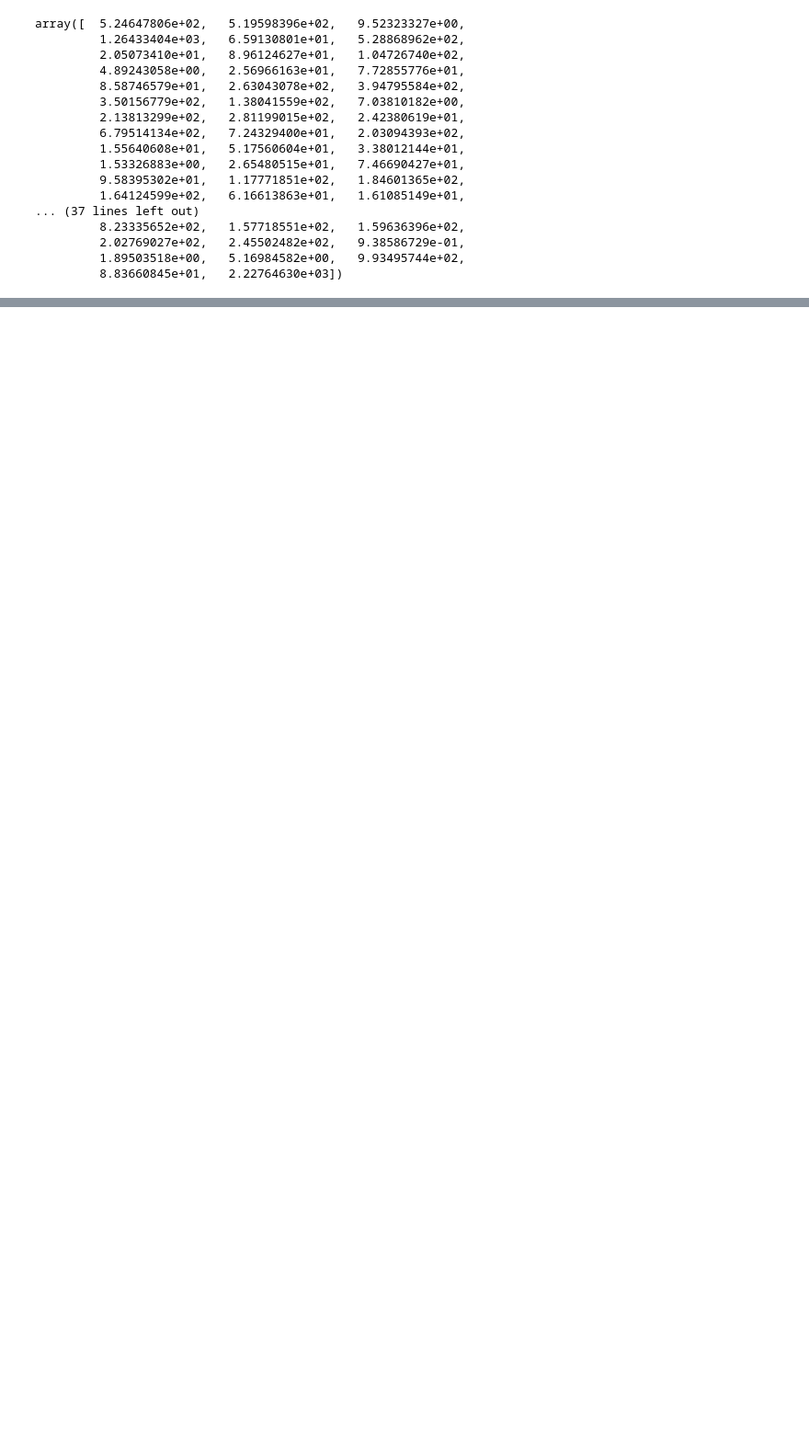
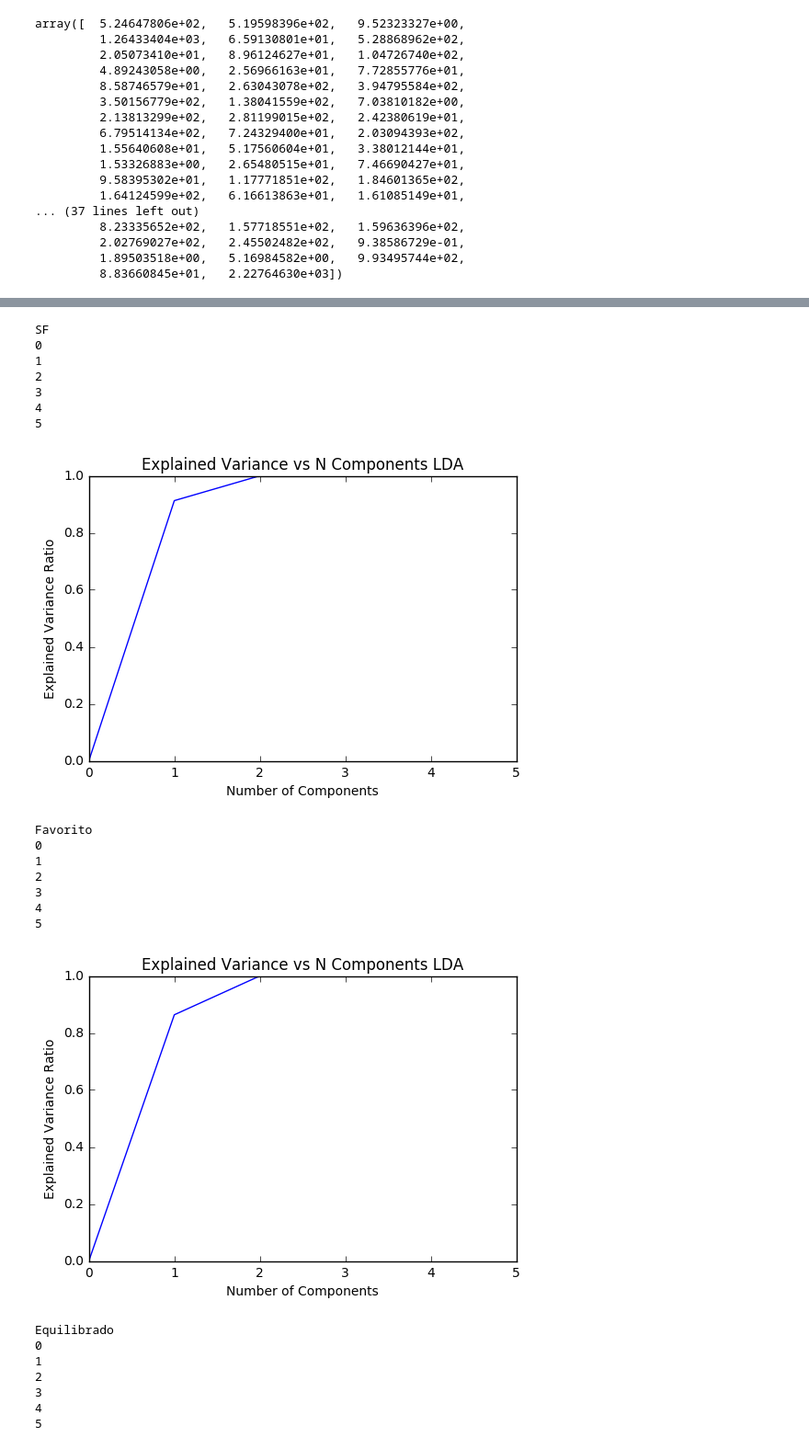
Before and after one commit to felipeapfer/msc-soccer, a Jupyter notebook: code/scripts/RawFeatures.ipynb, the cells around one changed output, grey strips where cells are left out. Shown at 92% size. Cells and saved outputs as stored; diff of their text form; code cells hidden in the pictures; blank space fills up the shorter version.

```diff
--- a/code/scripts/RawFeatures.ipynb
+++ b/code/scripts/RawFeatures.ipynb
@@ -421,0 +691,10 @@ nb_select= nb_validation(train,val,ft,out)
+# %%
+logreg_lda=pca_logreg_validation(C,solver,lda_train,lda_val,ft_train['Output'],ft_val['Output'])
+print "NB"
+nb_lda= pca_nb_validation(lda_train,lda_val,ft_train['Output'],ft_val['Output'])
+print "RF"
+n = range(100,1000,50)
+rf_lda= pca_rf_validation(n,lda_train,lda_val,ft_train['Output'],ft_val['Output'])
+lr= [0.0001, 0.001, 0.01, 0.1]
+print "GB"
+gb_lda= pca_gb_validation(lr,n,lda_train,lda_val,ft_train['Output'],ft_val['Output'])
@@ -428,0 +774,59 @@ print "G. Boost.  ", f1_score(test[out],gb.predict(test[ft]),average='weighted')
+# %%
+import pandasql as pdsql
+pysql = lambda q: pdsql.sqldf(q, globals())
+
+#data = pysql("Select * from data where league_id=21518 or league_id= 1729 or league_id=4769 or league_id=10257")
+
+sf_data = pysql("Select * from featured where B365H<= 1.5 or B365A<=1.5")
+f_data = pysql("Select * from featured where (B365H between 1.51 and 2.20) or (B365A between 1.51 and 2.20)")
+eq_data = pysql("Select * from featured where B365H>=2.22 and B365A>=2.22")
+# %%
+
+def def_ncomponents(data):
+    explained=[]
+    n=6
+    for i in range(n):
+        print i
+        lda = LinearDiscriminantAnalysis(n_components=i)
+        lda.fit(data[ft],data[out]).transform(data[ft])
+        explained.append(np.sum(lda.explained_variance_ratio_))
+    plt.figure()
+    plt.legend(bbox_to_anchor=(1.04,1),loc='upper left', shadow=False, scatterpoints=1)
+    plt.plot(range(0,n),explained)
+    plt.title('Explained Variance vs N Components LDA')
+    plt.xlabel('Number of Components')
+    plt.ylabel('Explained Variance Ratio')
+    return plt
+print "SF"
+plt = def_ncomponents(sf_data)
+plt.show()
+print "Favorito"
+plt = def_ncomponents(f_data)
+plt.show()
+print "Equilibrado"
+plt = def_ncomponents(eq_data)
+plt.show()
+# %% [output]
+SF
+0
+1
+2
+3
+4
+5
+[figure, added]
+Favorito
+0
+1
+2
+3
+4
+5
+[figure, added]
+Equilibrado
+0
+1
+2
+3
+4
+5
```
Also changed, not shown: parts of 34 cells of this notebook.
